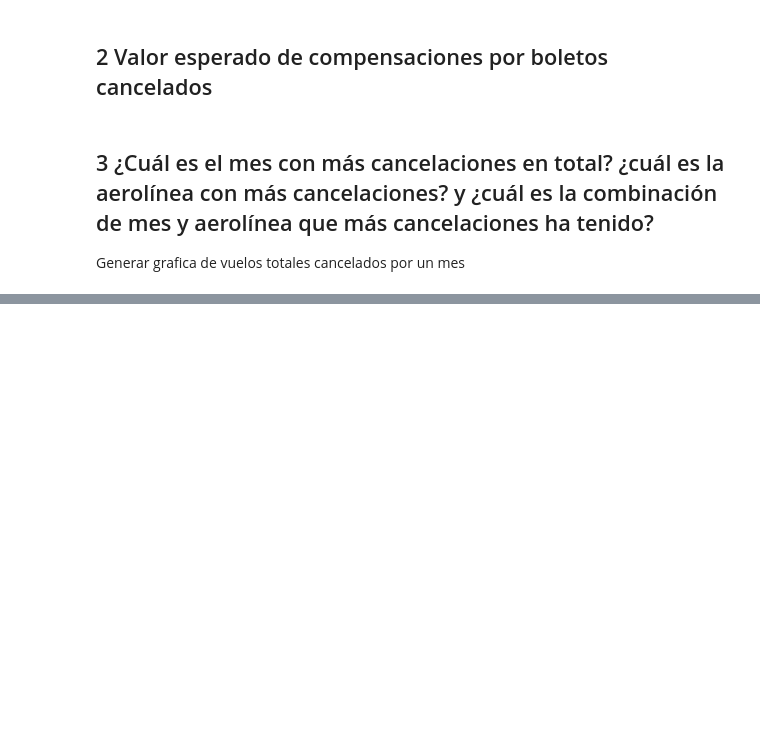
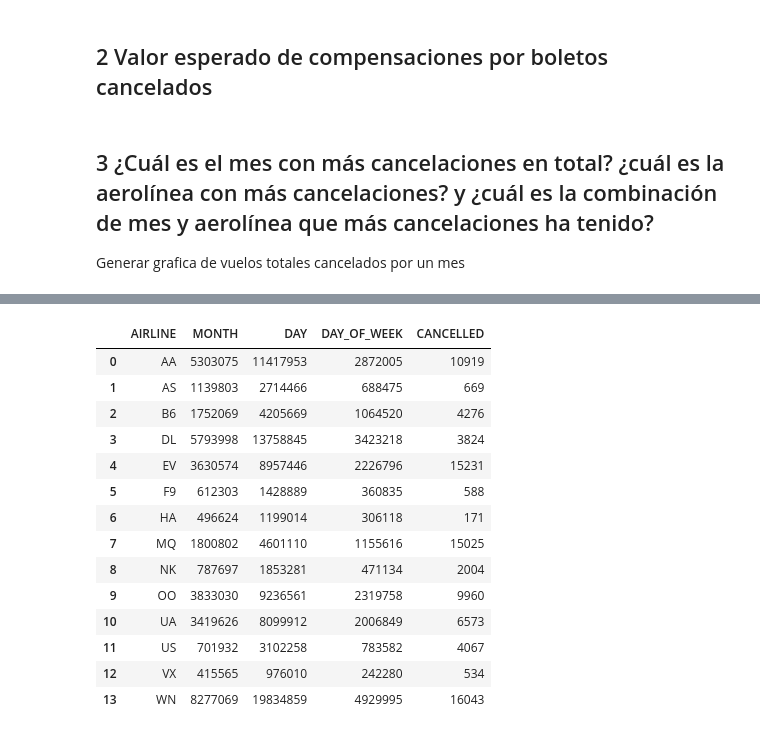
Before and after one commit to SleepWalKer09/FlightsDelayAnalysis, a Jupyter notebook: RetoAerolinea.ipynb, the cells around one changed output, grey strips where cells are left out. Drawn from its saved outputs; the diff is of its cells as text; code cells hidden in the pictures; blank space fills up the shorter version.

```diff
--- a/RetoAerolinea.ipynb
+++ b/RetoAerolinea.ipynb
@@ -107,3 +106,7 @@ fig.show()
 ## 3 ¿Cuál es el mes con más cancelaciones en total? ¿cuál es la aerolínea con más cancelaciones? y ¿cuál es la combinación de mes y aerolínea que más cancelaciones ha tenido?
 
 Generar grafica de vuelos totales cancelados por un mes
+# %%
+dfCancelados = df[["MONTH","DAY","DAY_OF_WEEK","AIRLINE","CANCELLED","CANCELLATION_REASON"]]
+
+dfCancelados.head(5)
@@ -109,0 +176,19 @@ Generar grafica de vuelos totales cancelados por un mes
+# %%
+cancelaero = dfCancelados.groupby(['AIRLINE']).sum().groupby(level=0).cumsum().reset_index()
+cancelaero
+# %% [output]
+|  | AIRLINE | MONTH | DAY | DAY_OF_WEEK | CANCELLED |
+| 0 | AA | 5303075 | 11417953 | 2872005 | 10919 |
+| 1 | AS | 1139803 | 2714466 | 688475 | 669 |
+| 2 | B6 | 1752069 | 4205669 | 1064520 | 4276 |
+| 3 | DL | 5793998 | 13758845 | 3423218 | 3824 |
+| 4 | EV | 3630574 | 8957446 | 2226796 | 15231 |
+| 5 | F9 | 612303 | 1428889 | 360835 | 588 |
+| 6 | HA | 496624 | 1199014 | 306118 | 171 |
+| 7 | MQ | 1800802 | 4601110 | 1155616 | 15025 |
+| 8 | NK | 787697 | 1853281 | 471134 | 2004 |
+| 9 | OO | 3833030 | 9236561 | 2319758 | 9960 |
+| 10 | UA | 3419626 | 8099912 | 2006849 | 6573 |
+| 11 | US | 701932 | 3102258 | 783582 | 4067 |
+| 12 | VX | 415565 | 976010 | 242280 | 534 |
+| 13 | WN | 8277069 | 19834859 | 4929995 | 16043 |
```
Also changed, not shown: parts of 9 cells of this notebook.
